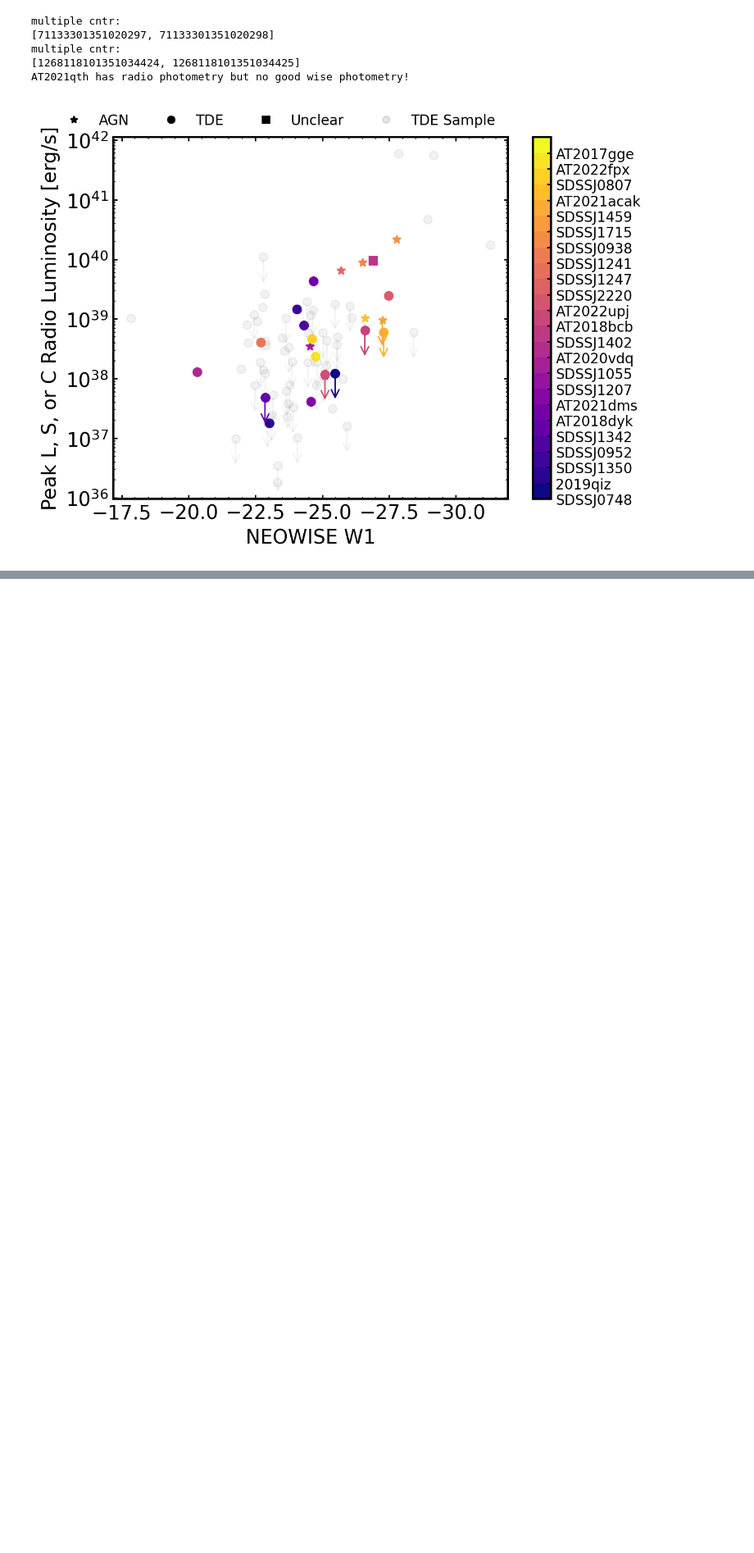
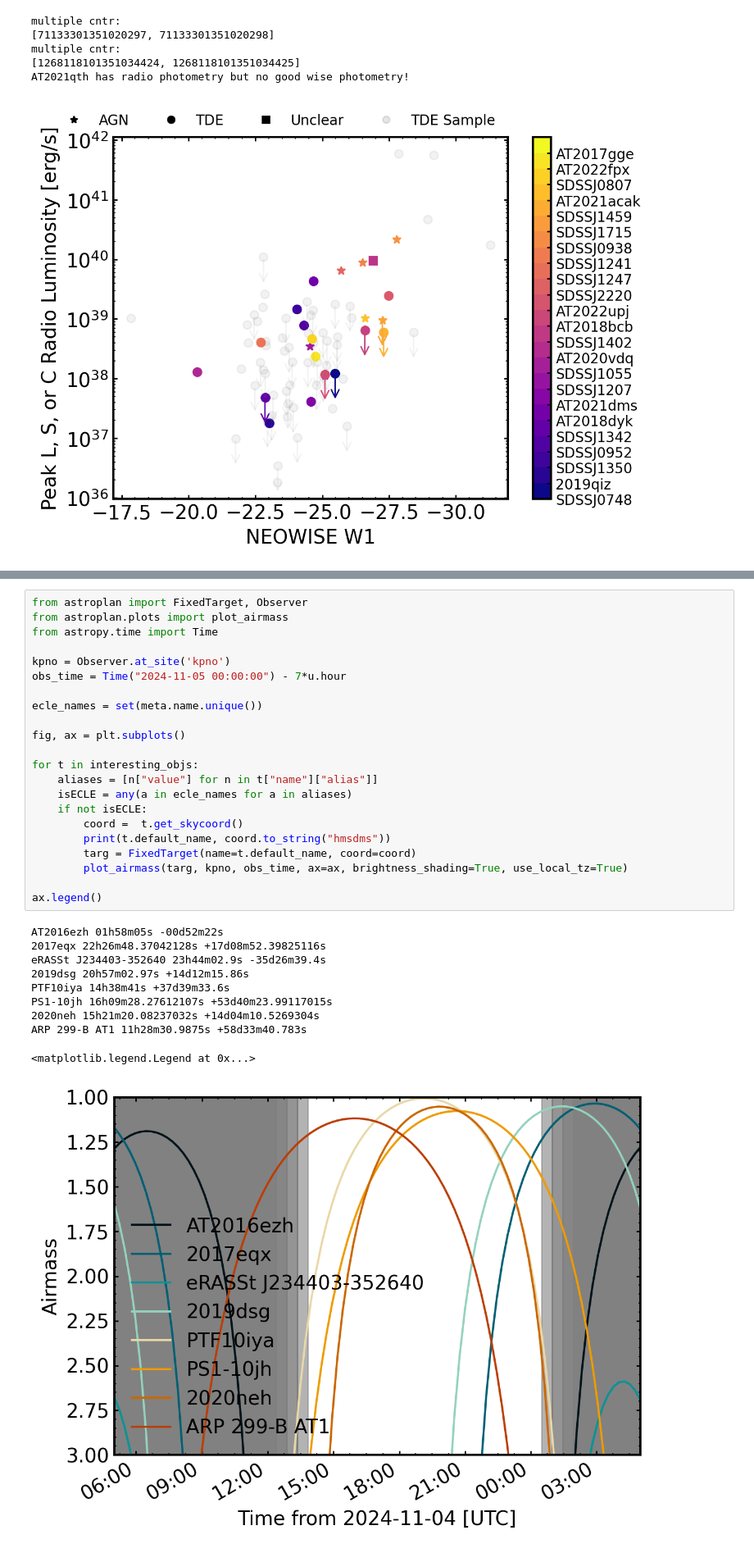
Before and after one commit to noahfranz13/radio-ecle, a Jupyter notebook: ecle-data-to-otter.ipynb, the cells around one changed output, grey strips where cells are left out. Shown at 82% size. Cells and saved outputs as stored; diff of their text form; blank space fills up the shorter version.

```diff
--- a/ecle-data-to-otter.ipynb
+++ b/ecle-data-to-otter.ipynb
@@ -838,0 +841,33 @@ AT2021qth has radio photometry but no good wise photometry!
+# %%
+from astroplan import FixedTarget, Observer
+from astroplan.plots import plot_airmass
+from astropy.time import Time
+
+kpno = Observer.at_site('kpno')
+obs_time = Time("2024-11-05 00:00:00") - 7*u.hour
+
+ecle_names = set(meta.name.unique())
+
+fig, ax = plt.subplots()
+
+for t in interesting_objs:
+    aliases = [n["value"] for n in t["name"]["alias"]]
+    isECLE = any(a in ecle_names for a in aliases)
+    if not isECLE:
+        coord =  t.get_skycoord()
+        print(t.default_name, coord.to_string("hmsdms"))
+        targ = FixedTarget(name=t.default_name, coord=coord)
+        plot_airmass(targ, kpno, obs_time, ax=ax, brightness_shading=True, use_local_tz=True)
+
+ax.legend()
+# %% [output]
+AT2016ezh 01h58m05s -00d52m22s
+2017eqx 22h26m48.37042128s +17d08m52.39825116s
+eRASSt J234403-352640 23h44m02.9s -35d26m39.4s
+2019dsg 20h57m02.97s +14d12m15.86s
+PTF10iya 14h38m41s +37d39m33.6s
+PS1-10jh 16h09m28.27612107s +53d40m23.99117015s
+2020neh 15h21m20.08237032s +14d04m10.5269304s
+ARP 299-B AT1 11h28m30.9875s +58d33m40.783s
+<matplotlib.legend.Legend at 0x...>
+[figure, added]
```
Also changed, not shown: parts of 2 cells of this notebook, 4 other files.
